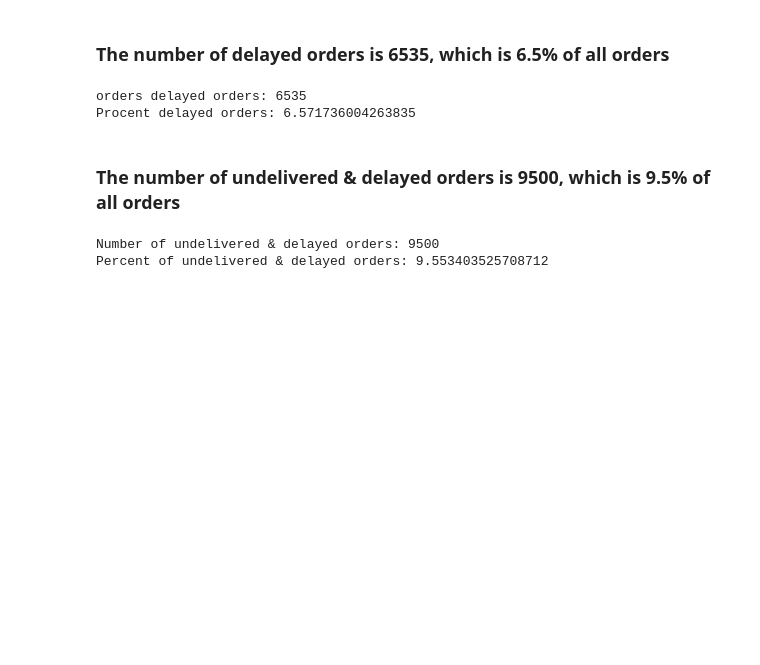
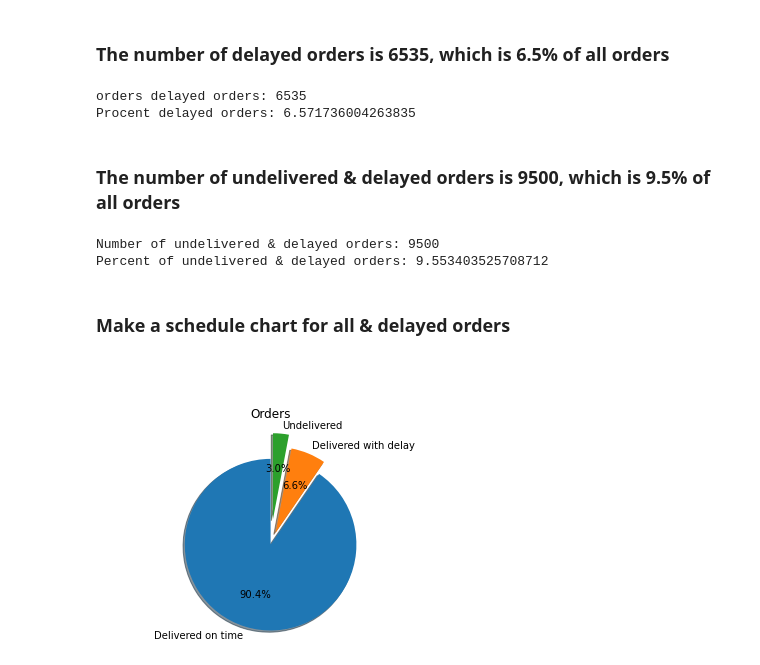
Before and after one commit to Bartoszcz28/EPAM_sales_analysis, a Jupyter notebook: 1_task.ipynb, the cells around one changed output. Drawn from its saved outputs; the diff is of its cells as text; code cells hidden in the pictures; blank space fills up the shorter version.

Commit message:
added pie chart and distribution plot of delayed orders (for the number of days of delay) (bar plot)

```diff
--- a/1_task.ipynb
+++ b/1_task.ipynb
@@ -4,6 +4,11 @@ from pyspark.sql.functions import *
 from pyspark.sql.types import TimestampType
 import pyspark.sql.functions as F
 
+import matplotlib.pyplot as plt
+plt.rc("axes", axisbelow=True)
+
+import os
+
 spark = SparkSession.builder.getOrCreate()
 # %% [output]
 WARNING: An illegal reflective access operation has occurred
@@ -20,7 +23,7 @@ To adjust logging level use sc.setLogLevel(newLevel). For SparkR, use setLogLeve
 # %%
 # Reading csv file
 olist_orders_dataset = spark.read.options(header='True', inferSchema='True', delimiter=',') \
-                            .csv("data/olist_orders_dataset.csv")
+                            .csv("ecommerce_data/olist_orders_dataset.csv")
 # %%
 orders_date = olist_orders_dataset.select("order_id","order_estimated_delivery_date","order_delivered_customer_date")
 orders_date.show()
@@ -118,0 +120,2 @@ Percent of undelivered & delayed orders: 9.553403525708712
+# %% [markdown]
+### Make a schedule chart for all & delayed orders
@@ -118,0 +128,26 @@ Percent of undelivered & delayed orders: 9.553403525708712
+# %% [markdown]
+##
+# %%
+labels_ud = "Delivered & Not Delayed", "Undelivered & Delayed"
+delayed_orders_count = delayed_orders.count()
+undelivered_orders_count = orders_date.where(F.col('order_delivered_customer_date').isNull()).count()
+
+explode = (0, .15, .3)
+
+labels_d = "Delivered on time", "Delivered with delay", "Undelivered"
+data_d = [
+    orders_date.count() - (undelivered_orders_count + delayed_orders_count),
+    delayed_orders_count,
+    undelivered_orders_count
+]
+
+fig, ax = plt.subplots()
+ax.pie(data_d, explode=explode, labels=labels_d, autopct="%1.1f%%", shadow=True, startangle=90)
+ax.axis("equal")
+
+plt.title("Orders")
+plt.savefig("plots/task_1_pie_chart.pdf")
+
+plt.show()
+# %% [output]
+[figure, added]
```
Also changed, not shown: parts of 4 cells of this notebook.
